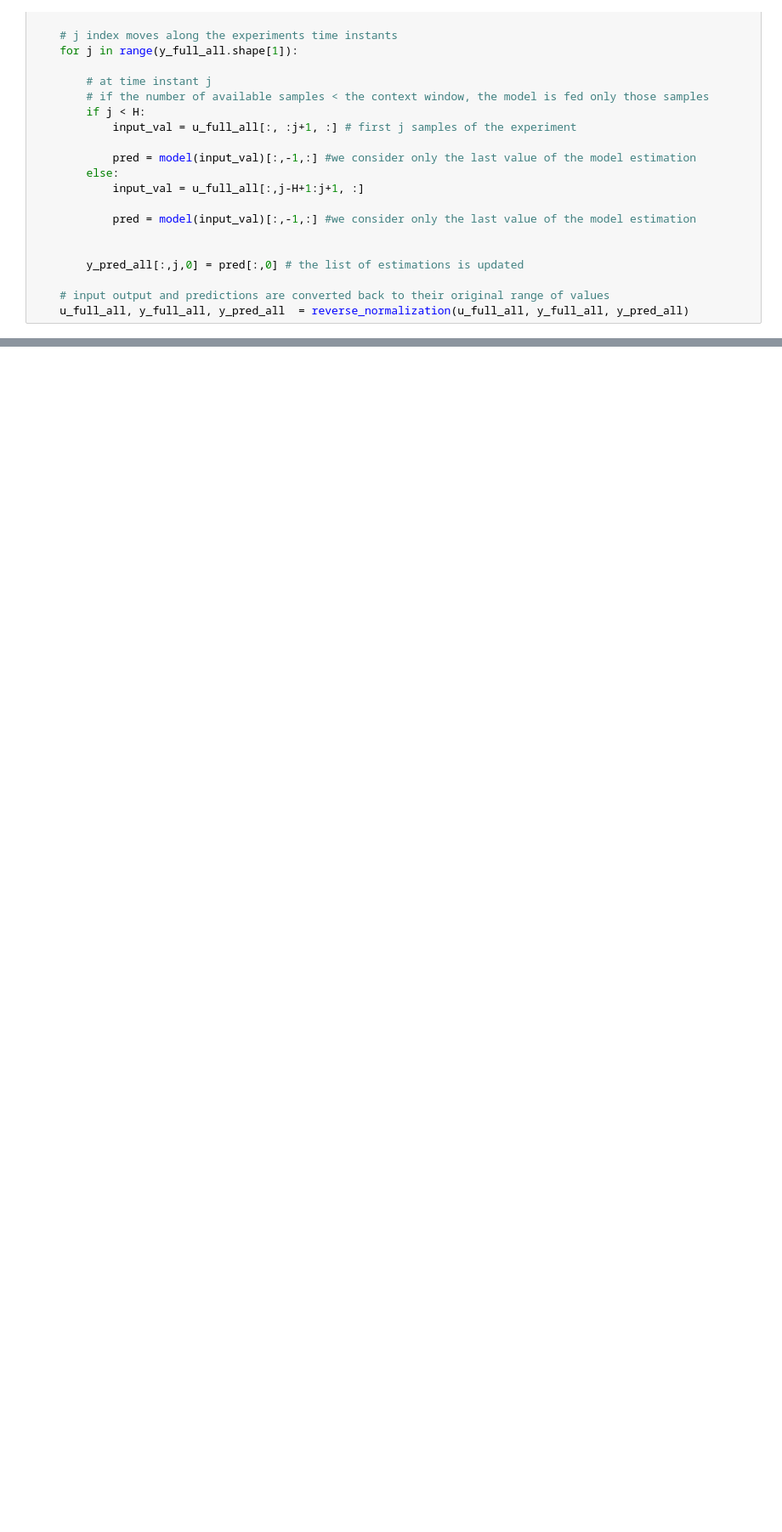
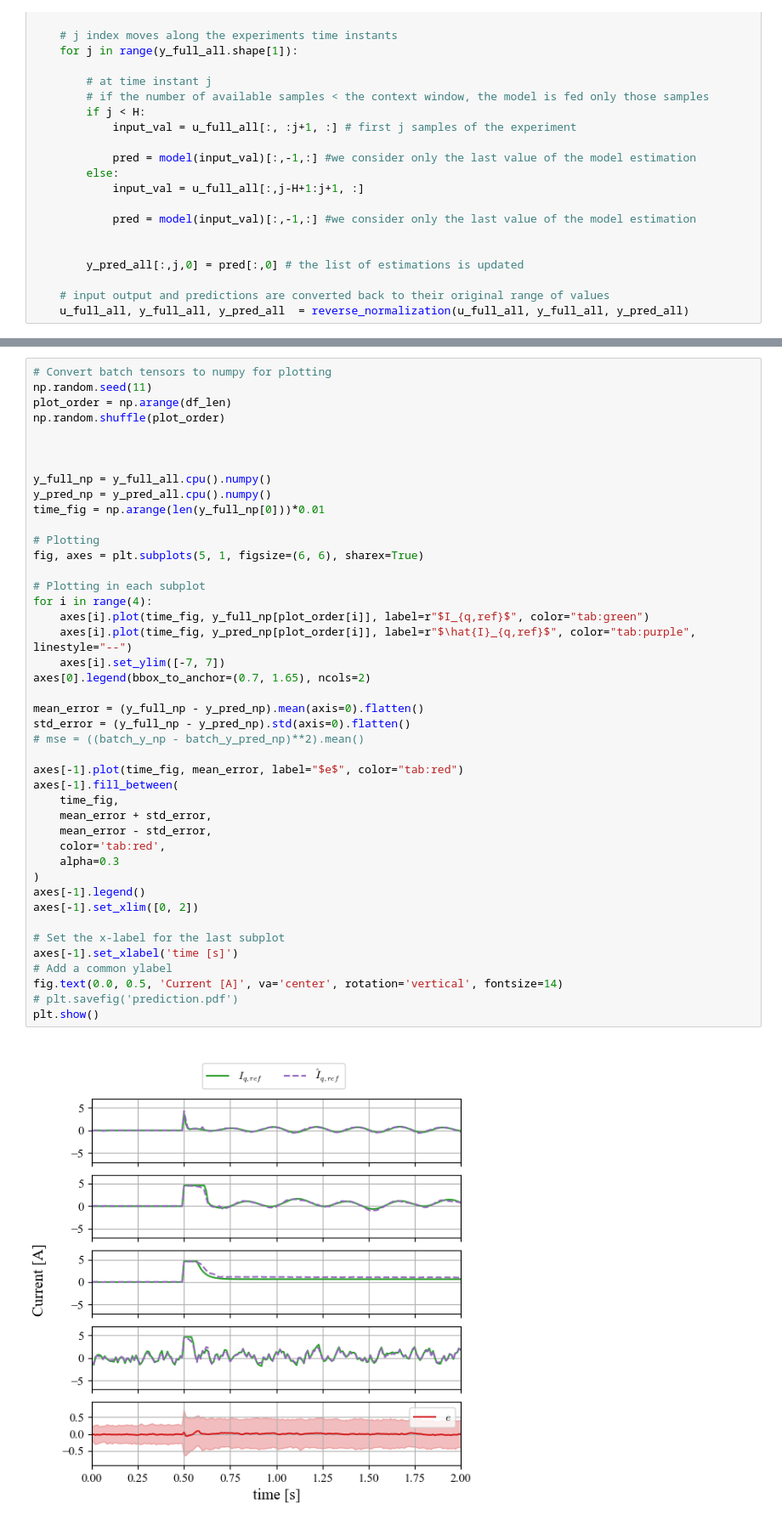
Before and after one commit to buswayne/in-context-bldc, a Jupyter notebook: speed_controller/test_zerostep.ipynb, the cells around one changed output, grey strips where cells are left out. Shown at 85% size. Saved outputs shown, nothing was run; the diff lists cells and outputs as text; blank space fills up the shorter version.

```diff
--- a/speed_controller/test_zerostep.ipynb
+++ b/speed_controller/test_zerostep.ipynb
@@ -271,0 +322,45 @@ for i in range(10):
+# %%
+# Convert batch tensors to numpy for plotting
+np.random.seed(11)
+plot_order = np.arange(df_len)
+np.random.shuffle(plot_order)
+
+
+
+y_full_np = y_full_all.cpu().numpy()
+y_pred_np = y_pred_all.cpu().numpy()
+time_fig = np.arange(len(y_full_np[0]))*0.01
+
+# Plotting
+fig, axes = plt.subplots(5, 1, figsize=(6, 6), sharex=True)
+
+# Plotting in each subplot
+for i in range(4):
+    axes[i].plot(time_fig, y_full_np[plot_order[i]], label=r"$I_{q,ref}$", color="tab:green")
+    axes[i].plot(time_fig, y_pred_np[plot_order[i]], label=r"$\hat{I}_{q,ref}$", color="tab:purple", linestyle="--")
+    axes[i].set_ylim([-7, 7])
+axes[0].legend(bbox_to_anchor=(0.7, 1.65), ncols=2)
+
+mean_error = (y_full_np - y_pred_np).mean(axis=0).flatten()
+std_error = (y_full_np - y_pred_np).std(axis=0).flatten()
+# mse = ((batch_y_np - batch_y_pred_np)**2).mean()
+
+axes[-1].plot(time_fig, mean_error, label="$e$", color="tab:red")
+axes[-1].fill_between(
+    time_fig,
+    mean_error + std_error,
+    mean_error - std_error,
+    color='tab:red',
+    alpha=0.3
+)
+axes[-1].legend()
+axes[-1].set_xlim([0, 2])
+
+# Set the x-label for the last subplot
+axes[-1].set_xlabel('time [s]')
+# Add a common ylabel
+fig.text(0.0, 0.5, 'Current [A]', va='center', rotation='vertical', fontsize=14)
+# plt.savefig('prediction.pdf')
+plt.show()
+# %% [output]
+[figure, added]
```
Also changed, not shown: parts of 4 cells of this notebook, 53 other files.
